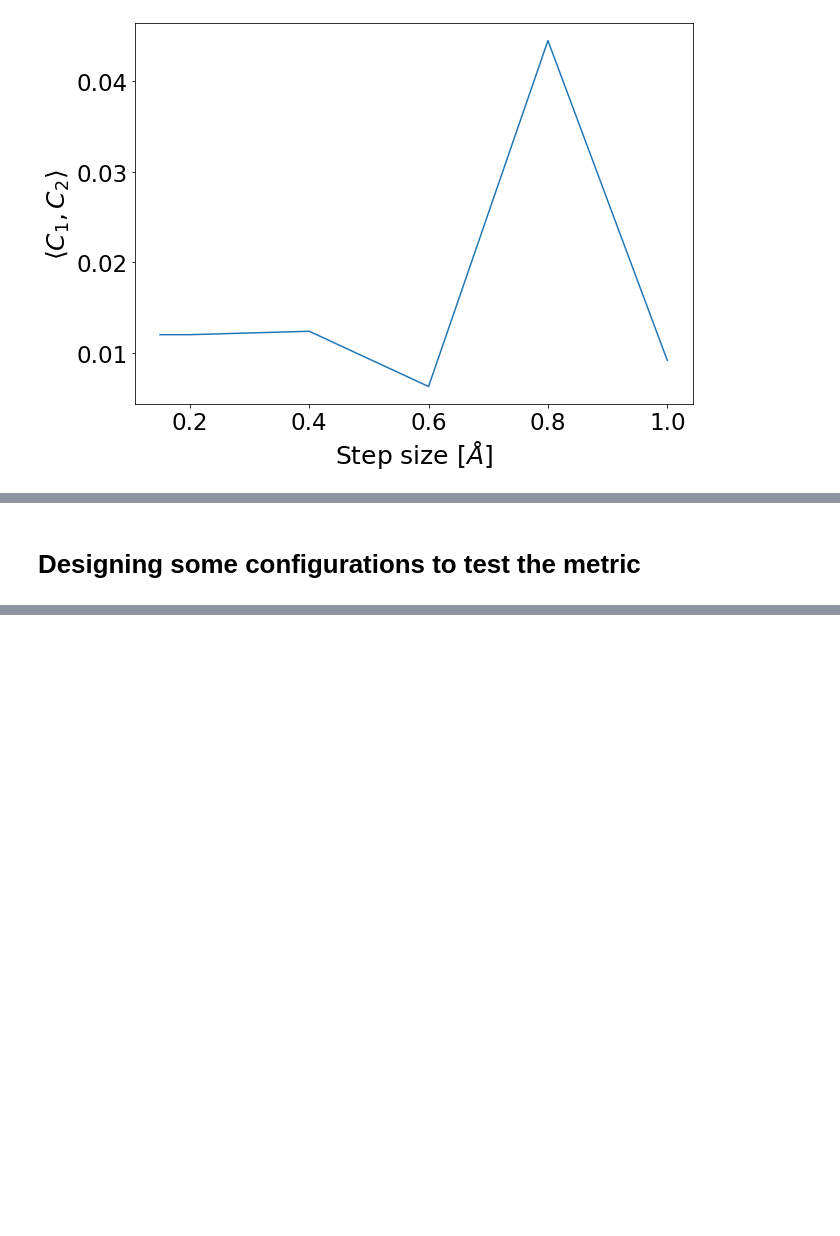
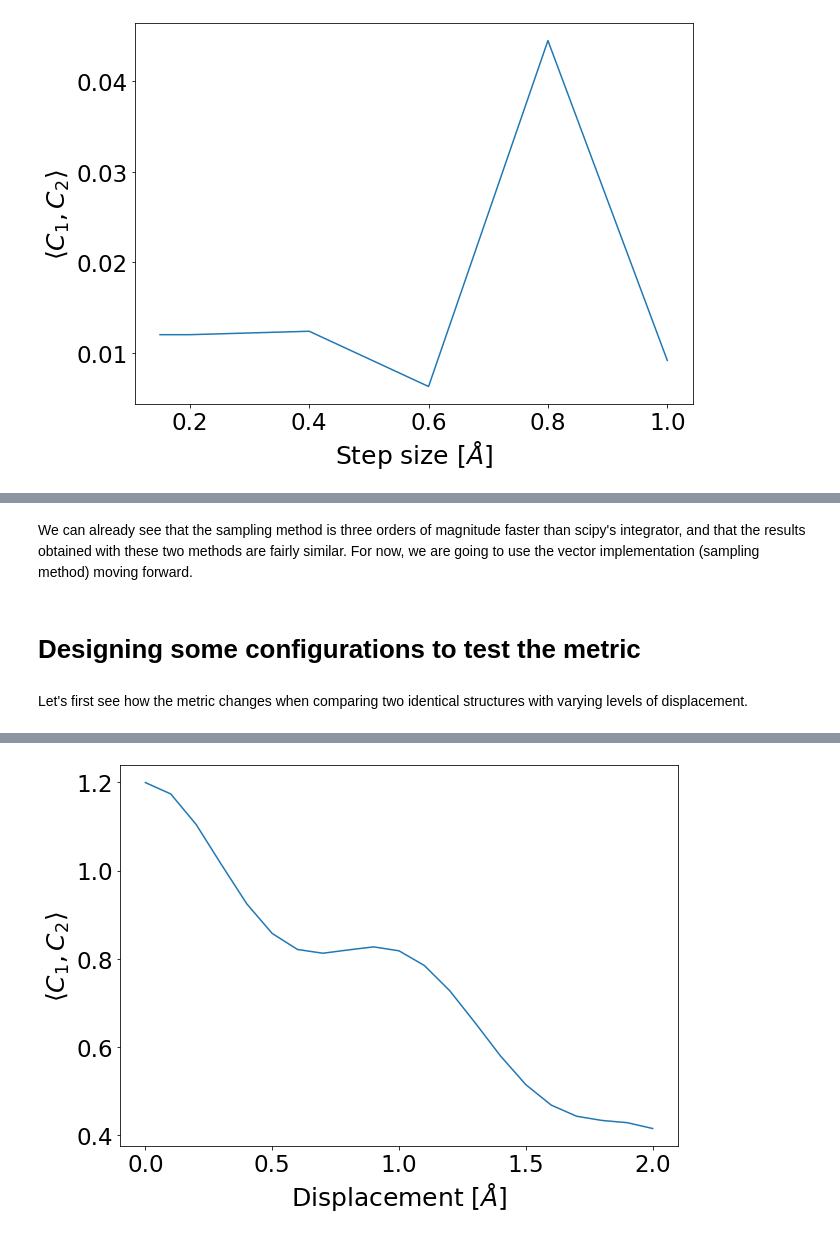
Before and after one commit to FrancoAquistapace/Gaussian_metric_MD, a Jupyter notebook: exploration.ipynb, the cells around one changed output, grey strips where cells are left out. Drawn from its saved outputs; the diff is of its cells as text; code cells hidden in the pictures; blank space fills up the shorter version.

```diff
--- a/exploration.ipynb
+++ b/exploration.ipynb
@@ -115,2 +116,28 @@ Element-wise implementation finished in 117.83 s
+# %% [markdown]
+We can already see that the sampling method is three orders of magnitude faster than scipy's integrator, and that the results obtained with these two methods are fairly similar. For now, we are going to use the vector implementation (sampling method) moving forward.
 # %% [markdown]
 # Designing some configurations to test the metric
+# %% [markdown]
+Let's first see how the metric changes when comparing two identical structures with varying levels of displacement.
+# %%
+# Comparing the two methods, using step_size = 0.4 for sampling method
+margin_size = 2
+step_size = 0.4
+# Generate reference lattice
+sc1 = gen_sc_lattice(3,3,3,1)
+# Generate multiple displace lattices
+disp = [0.1 * n for n in range(21)]
+sc2 = [displace(gen_sc_lattice(3,3,3,1), np.array([d,0,0])) for d in disp]
+# Get results
+time1 = time.time()
+vector_results = [dot(sc1, sc, step_size, margin_size) for sc in sc2]
+time2 = time.time()
+print('Vector implementation finished in %.2f s' % (time2-time1))
+# Plot results
+FONTSIZE = 25
+fig, ax = plt.subplots(figsize=(10,7), nrows=1, ncols=1)
+ax.plot(disp, vector_results)
+ax.set_xlabel(r'Displacement [$\AA$]', fontsize=FONTSIZE)
+ax.set_ylabel(r'$\langle C_1, C_2 \rangle$', fontsize=FONTSIZE)
+ax.tick_params(labelsize=FONTSIZE-2);
+# %% [output]
@@ -116,0 +145 @@ Element-wise implementation finished in 117.83 s
+[figure, added]
```
Also changed, not shown: parts of 4 cells of this notebook.
